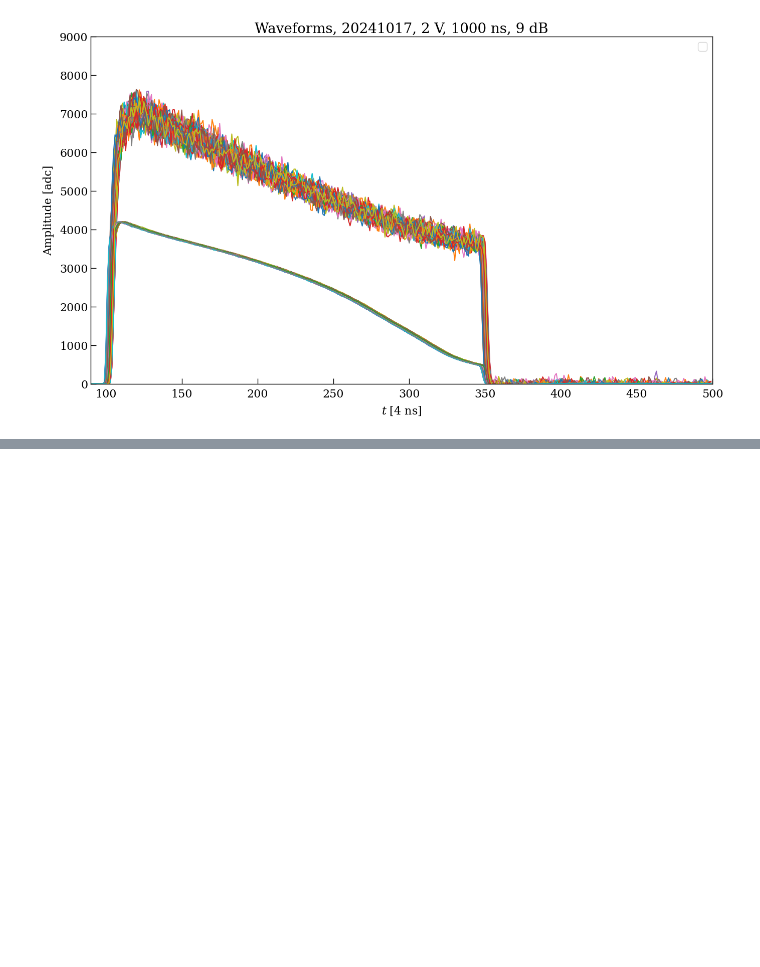
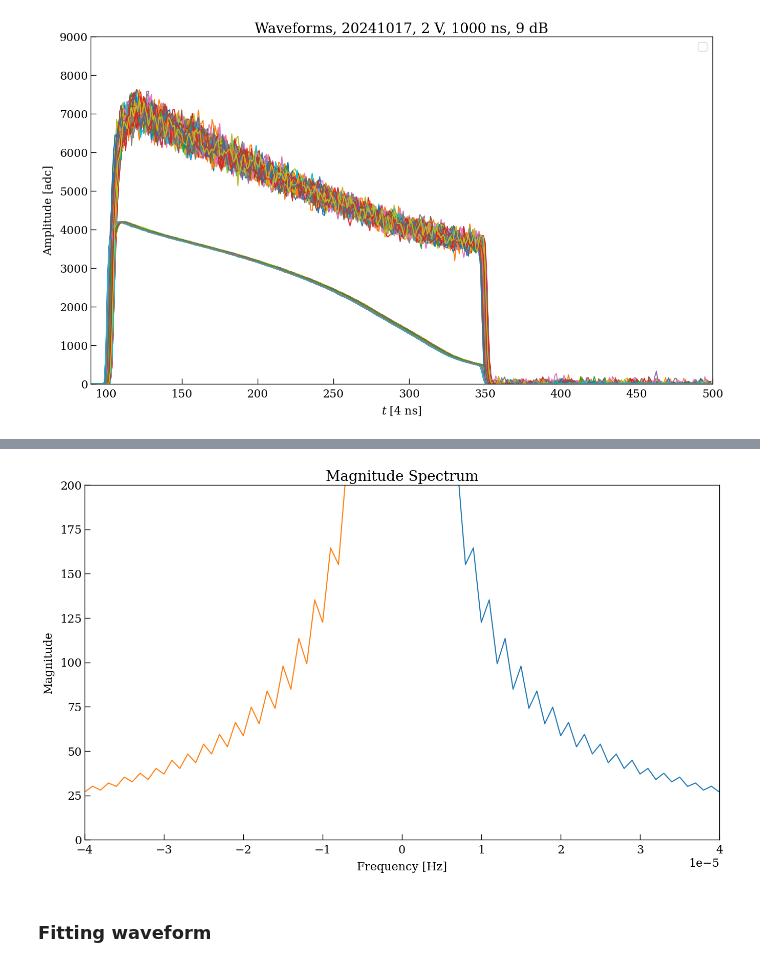
Before and after one commit to Westlake-University-Lsc-lab/RELICS_PMT_Data_Analysis, a Jupyter notebook: TimeConstant/time_constant.ipynb, the cells around one changed output, grey strips where cells are left out. Drawn from its saved outputs; the diff is of its cells as text; code cells hidden in the pictures; blank space fills up the shorter version.

```diff
--- a/TimeConstant/time_constant.ipynb
+++ b/TimeConstant/time_constant.ipynb
@@ -200,0 +233,24 @@ No artists with labels found to put in legend.  Note that artists whose label st
+# %%
+Amplitude = df.Baseline[0]-df.Waveform[0]
+# %%
+# Compute the FFT
+fft_result = np.fft.fft(Amplitude)
+
+Number = len(Amplitude)
+frequencies = np.fft.fftfreq(Number, 4*Number)
+frequencies_negative = (-1) * frequencies
+
+# Plot the magnitude spectrum
+plt.figure(figsize=(16, 9))
+plt.plot(frequencies[:Number//2], np.abs(fft_result)[:Number//2] * (1.0 / (Number//2)))  # Normalization
+plt.plot(frequencies_negative[:Number//2], np.abs(fft_result)[:Number//2] * (1.0 / (Number//2)))  # Normalization
+plt.title('Magnitude Spectrum')
+plt.xlim(-0.00004,0.00004)
+plt.ylim(0,200)
+plt.xlabel('Frequency [Hz]')
+plt.ylabel('Magnitude')
+plt.show()
+# %% [output]
+[figure, added]
+# %% [markdown]
+### Fitting waveform
```
Also changed, not shown: parts of 4 cells of this notebook.
